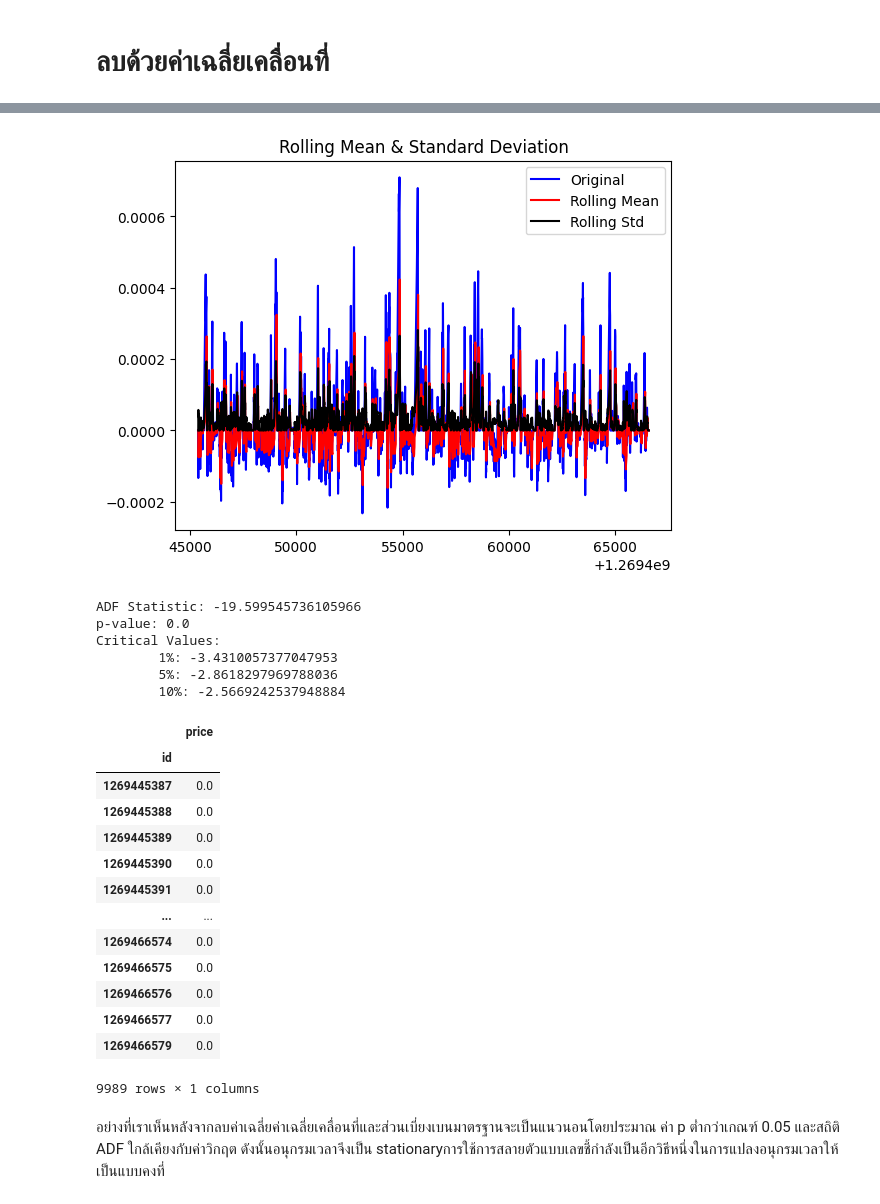
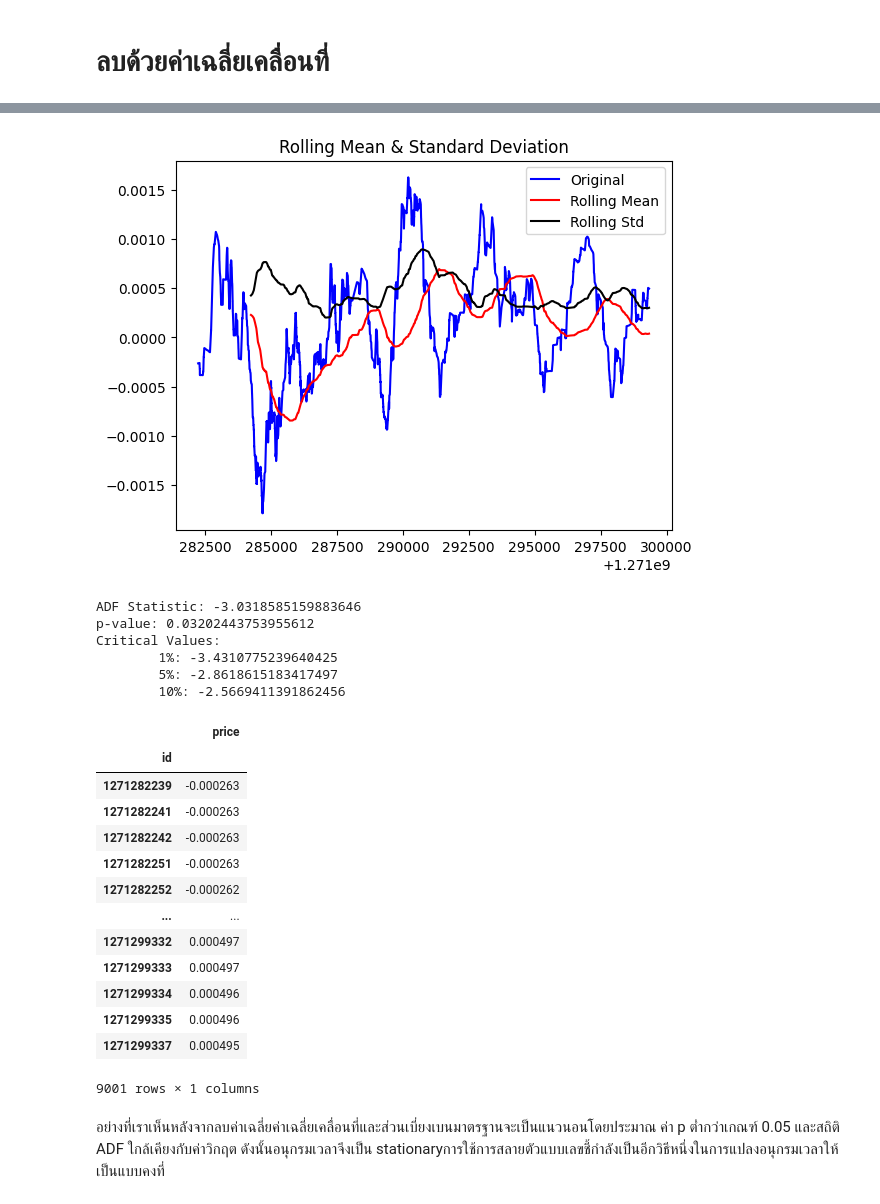
Before and after one commit to Surawich2021/DADS6005_ETH_Price_Prediction, a Jupyter notebook: ETH_ARIMA.ipynb, the cells around one changed output, grey strips where cells are left out. Drawn from its saved outputs; the diff is of its cells as text; code cells hidden in the pictures.

```diff
--- a/ETH_ARIMA.ipynb
+++ b/ETH_ARIMA.ipynb
@@ -55,18 +55,11 @@ warnings.filterwarnings("ignore", category=RuntimeWarning, module="pyarrow")
 # %% [markdown]
 # IMPORT DATA and PREPARE
 # %%
-"""
-df = pd.read_csv('https://raw.githubusercontent.com/AileenNielsen/TimeSeriesAnalysisWithPython/master/data/AirPassengers.csv',
-                 parse_dates = ['Month'], index_col = ['Month'])
-df.head()
-plt.xlabel('Month')
-plt.ylabel('Number of air passengers')
-plt.plot(df);
-"""
-
 # path = "Path ที่นำทางไปสู่ไฟล์ Dataset ที่ต้องการ"
 cols = ['id','price','qty','amount','period','bid','offer']
-path = "/content/ETHUSDT-trades-2024-01-04.csv"
+#path = "/content/ETHUSDT-trades-2024-01-04.csv"
+#path = "/content/ETHUSDT-trades-2024-01-05.csv"
+path = "/content/ETHUSDT-trades-2024-01-06.csv"
 df = pd.read_csv(path, names=cols)
 
 df['period'] = pd.to_datetime(df['period'], unit='ms', errors='coerce')
@@ -105,8 +85,8 @@ df = df.set_index('id')
 # %% [markdown]
 # Stationary Test
 # %%
-rolling_mean = df.price.rolling(window = 12).mean()
-rolling_std = df.price.rolling(window = 12).std()
+rolling_mean = df.price.rolling(window = 1000).mean()
+rolling_std = df.price.rolling(window = 1000).std()
 fig, ax = plt.subplots(1, 1, figsize=(16,5), dpi= 120)
 plt.plot(df, color = 'blue', label = 'Original')
 plt.plot(rolling_mean, color = 'red', label = 'Rolling Mean')
@@ -115,6 +95,5 @@ plt.legend(loc = 'best')
 plt.title('Rolling Mean & Rolling Standard Deviation')
 plt.show()
 
-#df.Passengers
 df.price
 # %% [output]
@@ -151,14 +129,13 @@ Critical Values:
 def get_stationarity(timeseries):
 
     # rolling statistics
-    rolling_mean = timeseries.rolling(window=12).mean()
-    rolling_std = timeseries.rolling(window=12).std()
+    rolling_mean = timeseries.rolling(window=1000).mean()
+    rolling_std = timeseries.rolling(window=1000).std()
     #rolling_mean = timeseries.rolling(window=12).mean()
     #rolling_std = timeseries.rolling(window=12).std()
 
     # rolling statistics plot
     original = plt.plot(timeseries, color='blue', label='Original')
-    #original = plt.plot(timeseries.price, color='blue', label='Original')
     mean = plt.plot(rolling_mean, color='red', label='Rolling Mean')
     std = plt.plot(rolling_std, color='black', label='Rolling Std')
     plt.legend(loc='best')
@@ -166,7 +143,6 @@ def get_stationarity(timeseries):
     plt.show(block=False)
 
     # Dickey–Fuller test:
-    #result = adfuller(timeseries['Passengers'])
     result = adfuller(timeseries['price'])
     print('ADF Statistic: {}'.format(result[0]))
     print('p-value: {}'.format(result[1]))
@@ -199,32 +175,32 @@ df_log
 # %%
-rolling_mean = df_log.rolling(window=12).mean()
+rolling_mean = df_log.rolling(window=1000).mean()
 df_log_minus_mean = df_log - rolling_mean
 df_log_minus_mean.dropna(inplace=True)
 get_stationarity(df_log_minus_mean)
 
 df_log_minus_mean
 # %% [output]
-[figure, old version]
+[figure, new version]
-ADF Statistic: -19.599545736105966
-p-value: 0.0
+ADF Statistic: -3.0318585159883646
+p-value: 0.03202443753955612
 Critical Values:
-        1%: -3.4310057377047953
-        5%: -2.8618297969788036
-        10%: -2.5669242537948884
+        1%: -3.4310775239640425
+        5%: -2.8618615183417497
+        10%: -2.5669411391862456
 |  | price |
 | id |  |
-| 1269445387 | 0.0 |
-| 1269445388 | 0.0 |
-| 1269445389 | 0.0 |
-| 1269445390 | 0.0 |
-| 1269445391 | 0.0 |
+| 1271282239 | -0.000263 |
+| 1271282241 | -0.000263 |
+| 1271282242 | -0.000263 |
+| 1271282251 | -0.000263 |
+| 1271282252 | -0.000262 |
 | ... | ... |
-| 1269466574 | 0.0 |
-| 1269466575 | 0.0 |
-| 1269466576 | 0.0 |
-| 1269466577 | 0.0 |
-| 1269466579 | 0.0 |
+| 1271299332 | 0.000497 |
+| 1271299333 | 0.000497 |
+| 1271299334 | 0.000496 |
+| 1271299335 | 0.000496 |
+| 1271299337 | 0.000495 |
-9989 rows × 1 columns
+9001 rows × 1 columns
 # %% [markdown]
 อย่างที่เราเห็นหลังจากลบค่าเฉลี่ยค่าเฉลี่ยเคลื่อนที่และส่วนเบี่ยงเบนมาตรฐานจะเป็นแนวนอนโดยประมาณ ค่า p ต่ำกว่าเกณฑ์ 0.05 และสถิติ ADF ใกล้เคียงกับค่าวิกฤต ดังนั้นอนุกรมเวลาจึงเป็น stationaryการใช้การสลายตัวแบบเลขชี้กำลังเป็นอีกวิธีหนึ่งในการแปลงอนุกรมเวลาให้เป็นแบบคงที่
 # %% [markdown]
```
Also changed, not shown: parts of 19 cells of this notebook, 2 other files.
